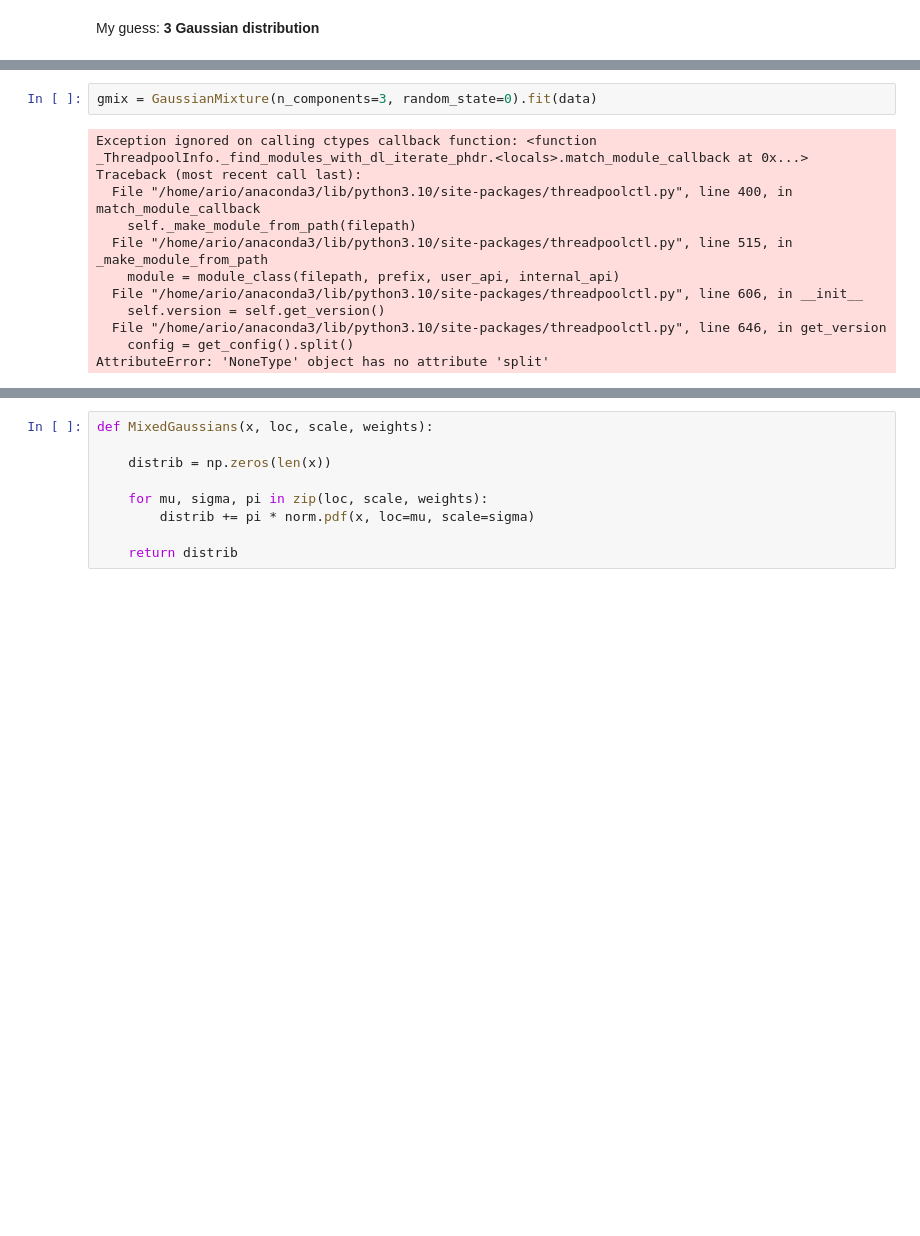
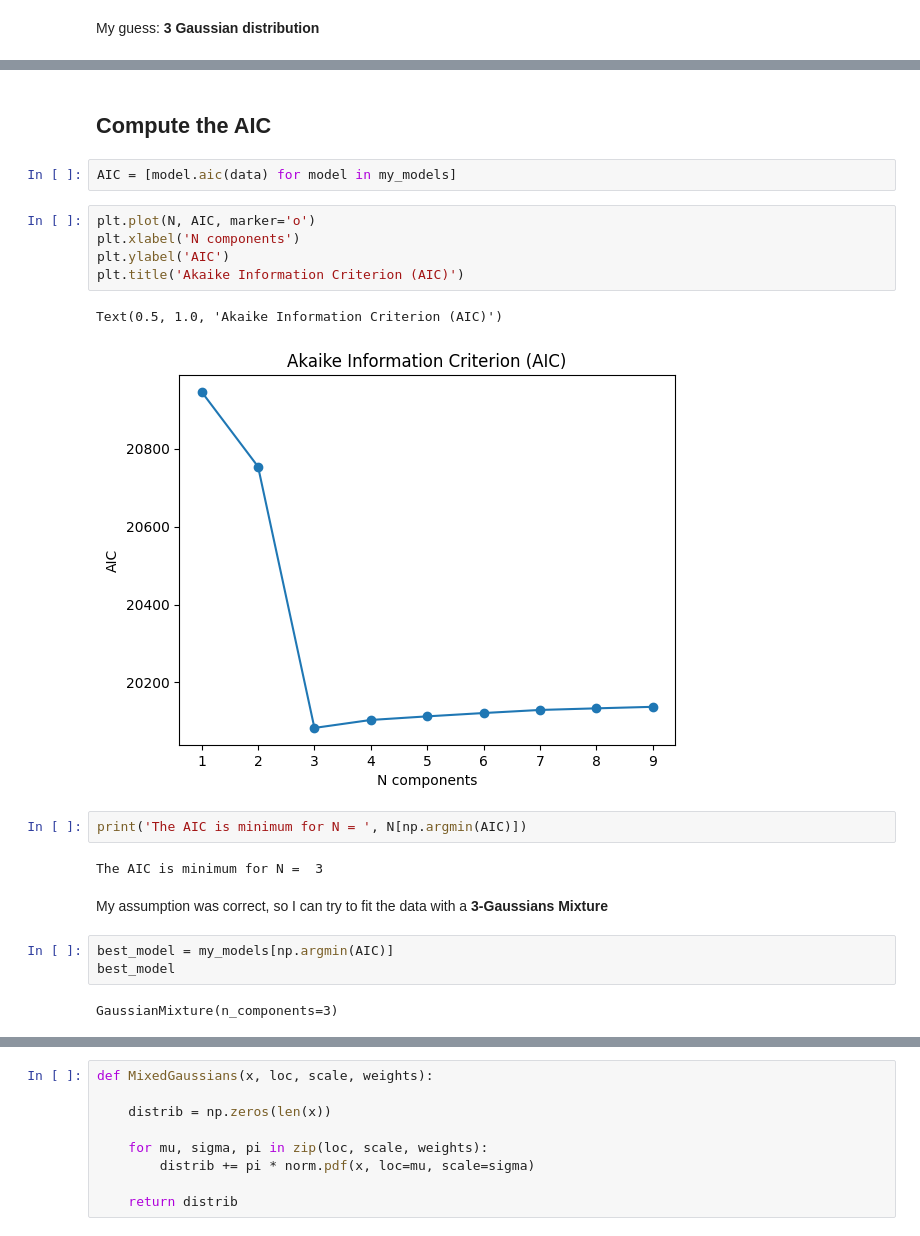
Before and after one commit to SimoneArienti/astrostatistics_bicocca_2024, a Jupyter notebook: working/Ex 07 BHB Formation Channels.ipynb, the cells around one changed output, grey strips where cells are left out. Saved outputs shown, nothing was run; the diff lists cells and outputs as text; blank space fills up the shorter version.

```diff
--- a/working/Ex 07 BHB Formation Channels.ipynb
+++ b/working/Ex 07 BHB Formation Channels.ipynb
@@ -92,14 +119,23 @@ array([[17.12172682],
+# %% [markdown]
+## Compute the AIC
+# %%
+AIC = [model.aic(data) for model in my_models]
+# %%
+plt.plot(N, AIC, marker='o')
+plt.xlabel('N components')
+plt.ylabel('AIC')
+plt.title('Akaike Information Criterion (AIC)')
+# %% [output]
+Text(0.5, 1.0, 'Akaike Information Criterion (AIC)')
+[figure, added]
+# %%
+print('The AIC is minimum for N = ', N[np.argmin(AIC)])
+# %% [output]
+The AIC is minimum for N =  3
+# %% [markdown]
+My assumption was correct, so I can try to fit the data with a **3-Gaussians Mixture**
 # %%
-gmix = GaussianMixture(n_components=3, random_state=0).fit(data)
+best_model = my_models[np.argmin(AIC)]
+best_model
 # %% [output]
-Exception ignored on calling ctypes callback function: <function _ThreadpoolInfo._find_modules_with_dl_iterate_phdr.<locals>.match_module_callback at 0x...>
-Traceback (most recent call last):
-  File "/home/ario/anaconda3/lib/python3.10/site-packages/threadpoolctl.py", line 400, in match_module_callback
-    self._make_module_from_path(filepath)
-  File "/home/ario/anaconda3/lib/python3.10/site-packages/threadpoolctl.py", line 515, in _make_module_from_path
-    module = module_class(filepath, prefix, user_api, internal_api)
-  File "/home/ario/anaconda3/lib/python3.10/site-packages/threadpoolctl.py", line 606, in __init__
-    self.version = self.get_version()
-  File "/home/ario/anaconda3/lib/python3.10/site-packages/threadpoolctl.py", line 646, in get_version
-    config = get_config().split()
-AttributeError: 'NoneType' object has no attribute 'split'
+GaussianMixture(n_components=3)
```
Also changed, not shown: parts of 23 cells of this notebook.
